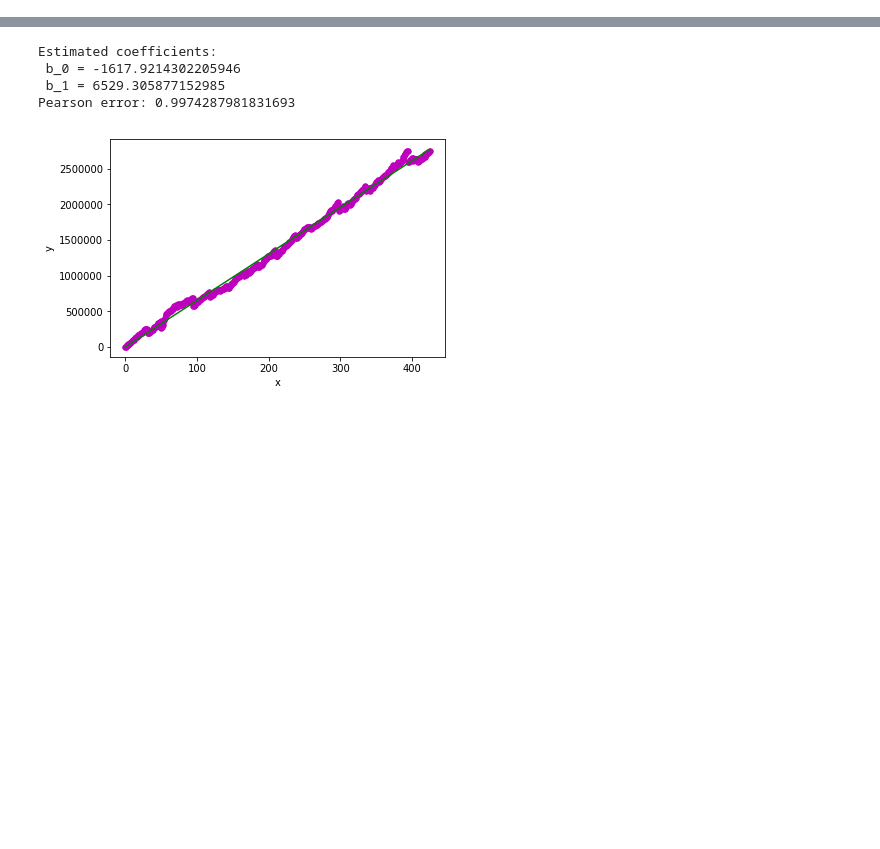
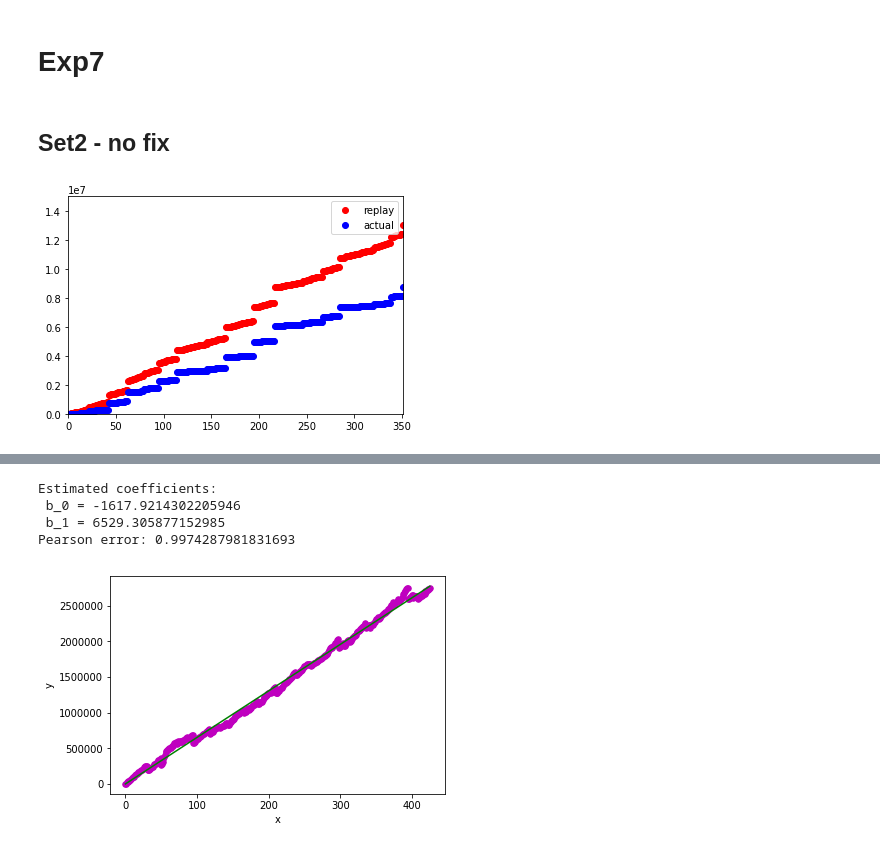
Before and after one commit to lunjohnzhang/RERAN, a Jupyter notebook: data_set/plotTimePoint.ipynb, the cells around one changed output, grey strips where cells are left out. Cells and saved outputs as stored; diff of their text form; code cells hidden in the pictures; blank space fills up the shorter version.

```diff
--- a/data_set/plotTimePoint.ipynb
+++ b/data_set/plotTimePoint.ipynb
@@ -212,0 +200,8 @@ plt.plot(difference_exp, 'ro')
+# %% [markdown]
+# Exp7
+# %% [markdown]
+## Set2 - no fix
+# %%
+plotRecordActualCom(exp_num = 7, set_num = 2)
+# %% [output]
+[figure, added]
```
Also changed, not shown: parts of 24 cells of this notebook, 11 other files.
